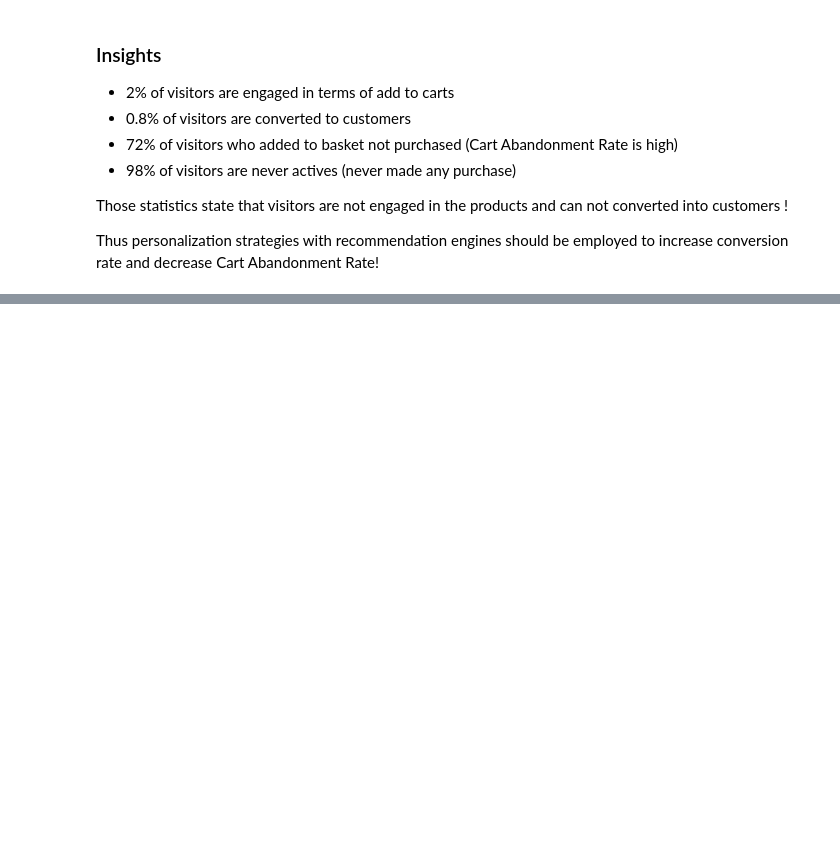
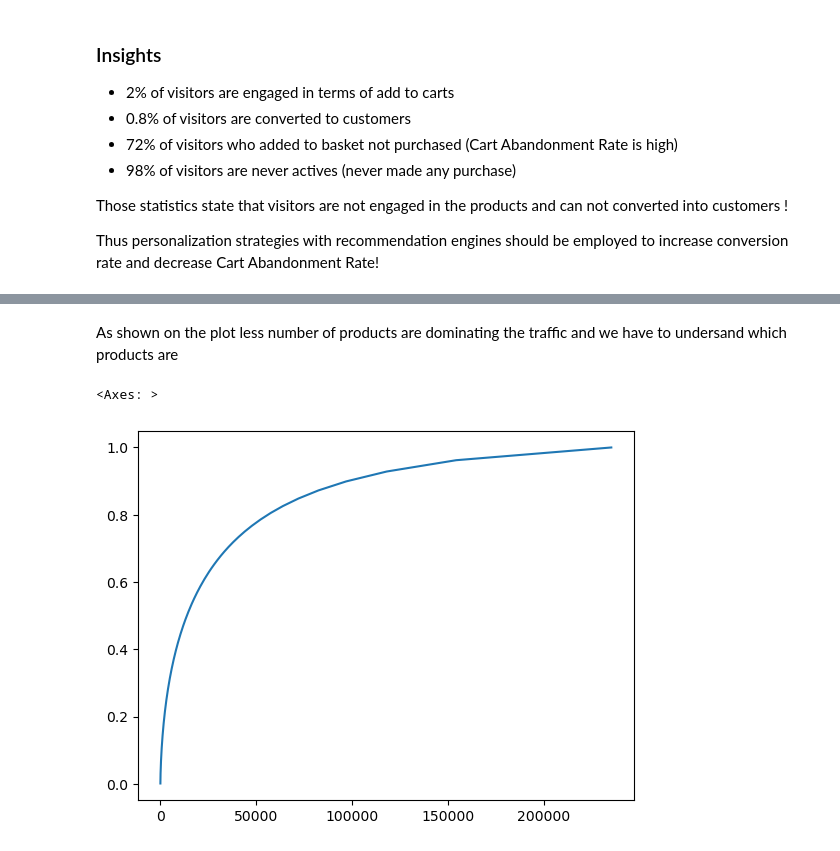
Before and after one commit to aiulukbek/recommenders, a Jupyter notebook: notebooks/EDA.ipynb, the cells around one changed output, grey strips where cells are left out. Saved outputs shown, nothing was run; the diff lists cells and outputs as text; code cells hidden in the pictures; blank space fills up the shorter version.

```diff
--- a/notebooks/EDA.ipynb
+++ b/notebooks/EDA.ipynb
@@ -241,0 +258,7 @@ Thus personalization strategies with recommendation engines should be employed t
+# %% [markdown]
+As shown on the plot less number of products are dominating the traffic and we have to undersand which products are
+# %%
+product_stats.sort_values(by = "traffic_distribution", ascending = False)['traffic_distribution'].cumsum().reset_index(drop = True).plot(kind = 'line')
+# %% [output]
+<Axes: >
+[figure, added]
```
Also changed, not shown: parts of 29 cells of this notebook.
